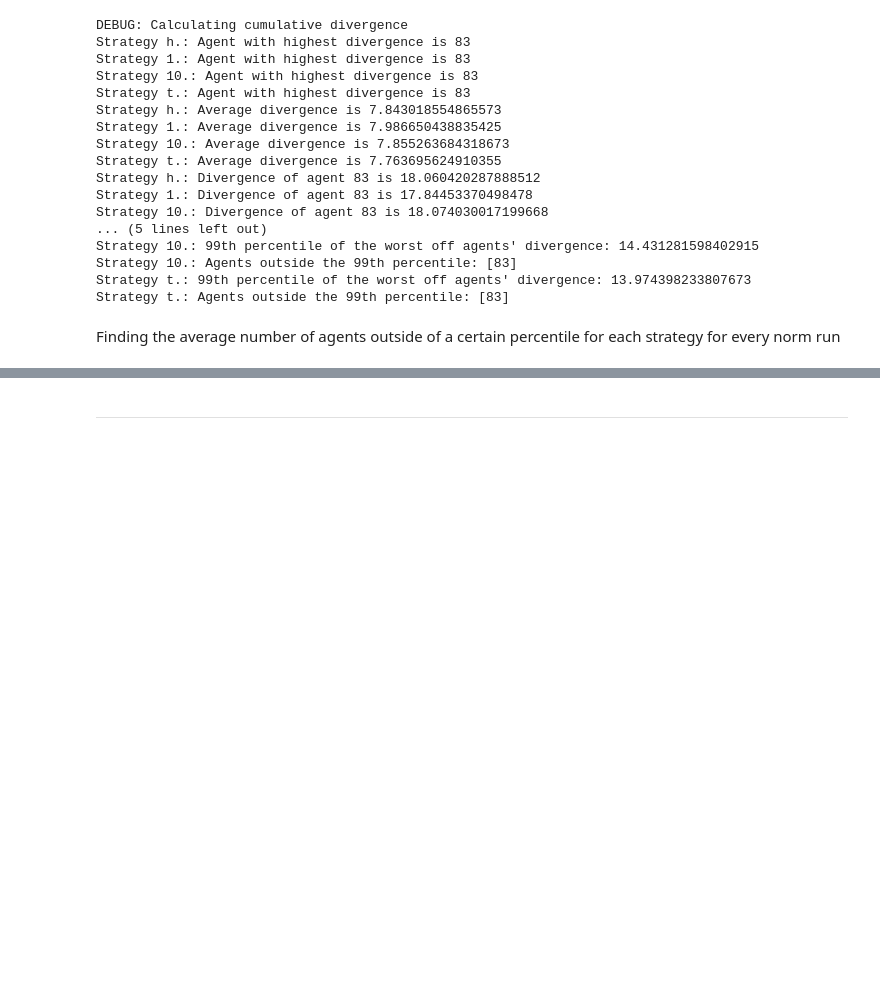
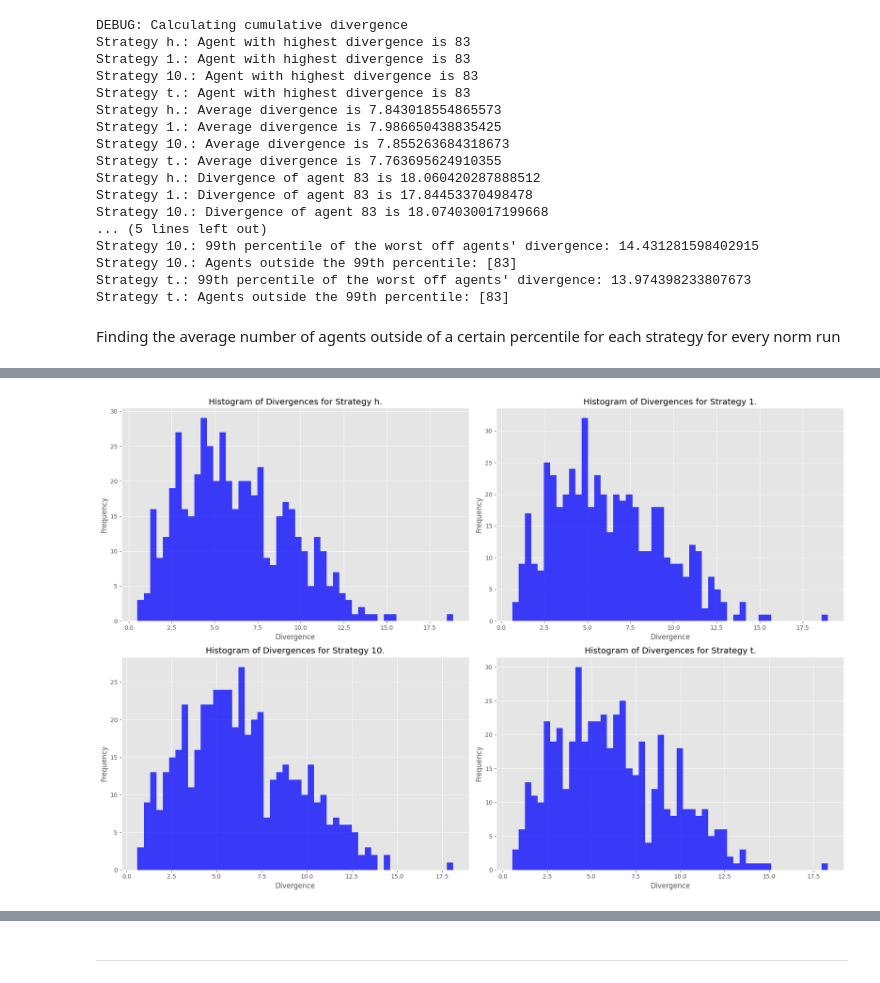
Before and after one commit to JosephTrevorrow/ValueSystemsAggregation, a Jupyter notebook: process_data/test_notebook.ipynb, the cells around one changed output, grey strips where cells are left out. Saved outputs shown, nothing was run; the diff lists cells and outputs as text; code cells hidden in the pictures; blank space fills up the shorter version.

```diff
--- a/process_data/test_notebook.ipynb
+++ b/process_data/test_notebook.ipynb
@@ -199,0 +248,15 @@ Strategy t.: Agents with total divergence more than 2 standard deviations from t
+# %%
+# Plot histograms of all divergences for each strategy
+plt.figure(figsize=(18, 12))
+
+for i, strategy_divergence in enumerate(cumulative_divergence):
+    plt.subplot(2, 2, i+1)
+    plt.hist(strategy_divergence, bins=50, alpha=0.75, color='blue')
+    plt.title(f'Histogram of Divergences for Strategy {strategies[i]}')
+    plt.xlabel('Divergence')
+    plt.ylabel('Frequency')
+
+plt.tight_layout()
+plt.show()
+# %% [output]
+[figure, added]
```
Also changed, not shown: parts of 10 cells of this notebook, 19 other files.
